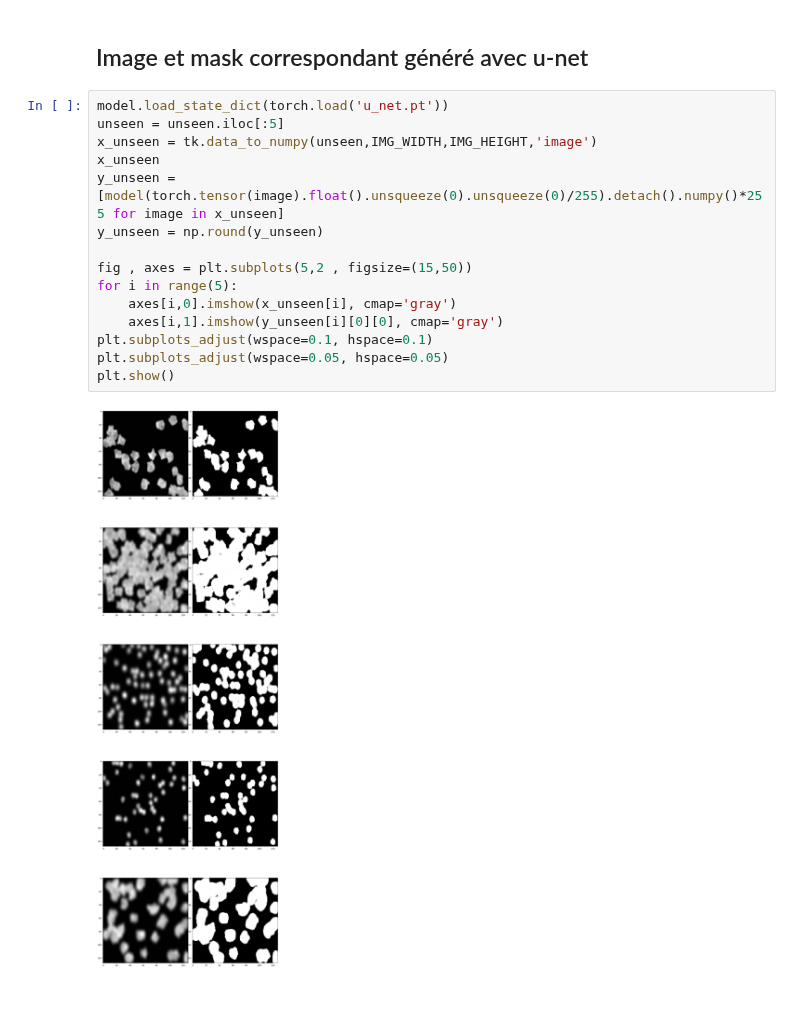
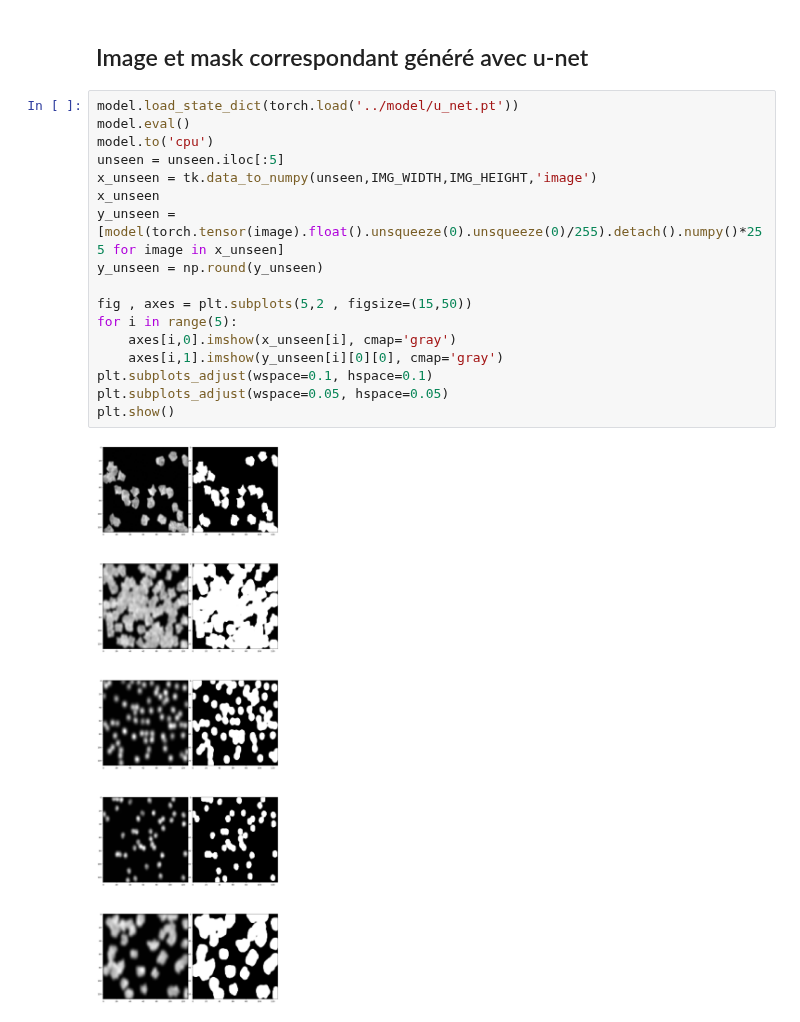
Before and after one commit to Faberra57/cobalt, a Jupyter notebook: Unet/U-net.ipynb, the cells around one changed output. Saved outputs shown, nothing was run; the diff lists cells and outputs as text.

```diff
--- a/Unet/U-net.ipynb
+++ b/Unet/U-net.ipynb
@@ -268,19 +284,21 @@ epoch: 20       training Loss: 0.015192         validation Loss: 0.013243
 # %% [markdown]
 ## Image et mask correspondant généré avec u-net
 # %%
-model.load_state_dict(torch.load('u_net.pt'))
+model.load_state_dict(torch.load('../model/u_net.pt'))
+model.eval()
+model.to('cpu')
 unseen = unseen.iloc[:5]
 x_unseen = tk.data_to_numpy(unseen,IMG_WIDTH,IMG_HEIGHT,'image')
 x_unseen
 y_unseen = [model(torch.tensor(image).float().unsqueeze(0).unsqueeze(0)/255).detach().numpy()*255 for image in x_unseen]
 y_unseen = np.round(y_unseen)
 
 fig , axes = plt.subplots(5,2 , figsize=(15,50))
 for i in range(5):
     axes[i,0].imshow(x_unseen[i], cmap='gray')
     axes[i,1].imshow(y_unseen[i][0][0], cmap='gray')
 plt.subplots_adjust(wspace=0.1, hspace=0.1)
 plt.subplots_adjust(wspace=0.05, hspace=0.05)
 plt.show()
 # %% [output]
-[figure, old version]
+[figure, new version]
```
Also changed, not shown: parts of 7 cells of this notebook, 10 other files.
